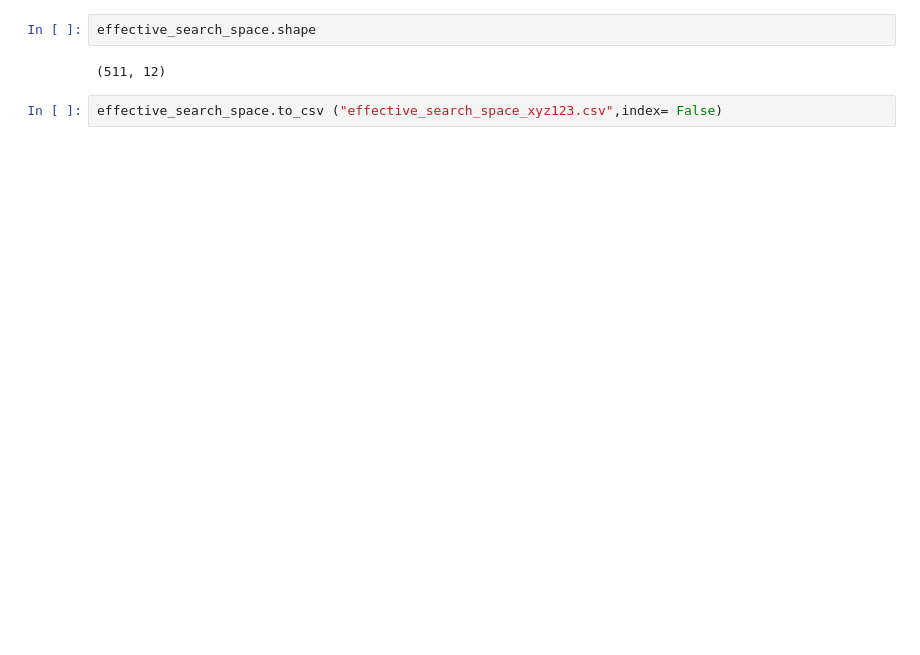
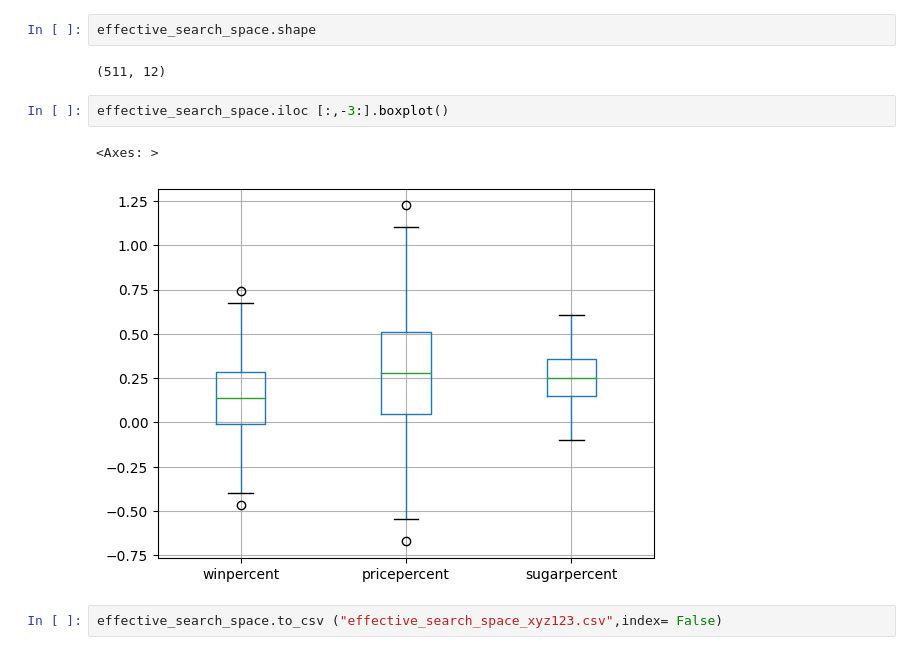
Before and after one commit to Eezzeldin/candy, a Jupyter notebook: Candy_IntegerProgramming_searchspace.ipynb, the cells around one changed output. Drawn from its saved outputs; the diff is of its cells as text; blank space fills up the shorter version.

```diff
--- a/Candy_IntegerProgramming_searchspace.ipynb
+++ b/Candy_IntegerProgramming_searchspace.ipynb
@@ -243,5 +259,10 @@ effective_search_space
 effective_search_space.shape
 # %% [output]
 (511, 12)
+# %%
+effective_search_space.iloc [:,-3:].boxplot()
+# %% [output]
+<Axes: >
+[figure, added]
 # %%
 effective_search_space.to_csv ("effective_search_space_xyz123.csv",index= False)
```
Also changed, not shown: parts of 8 cells of this notebook.
